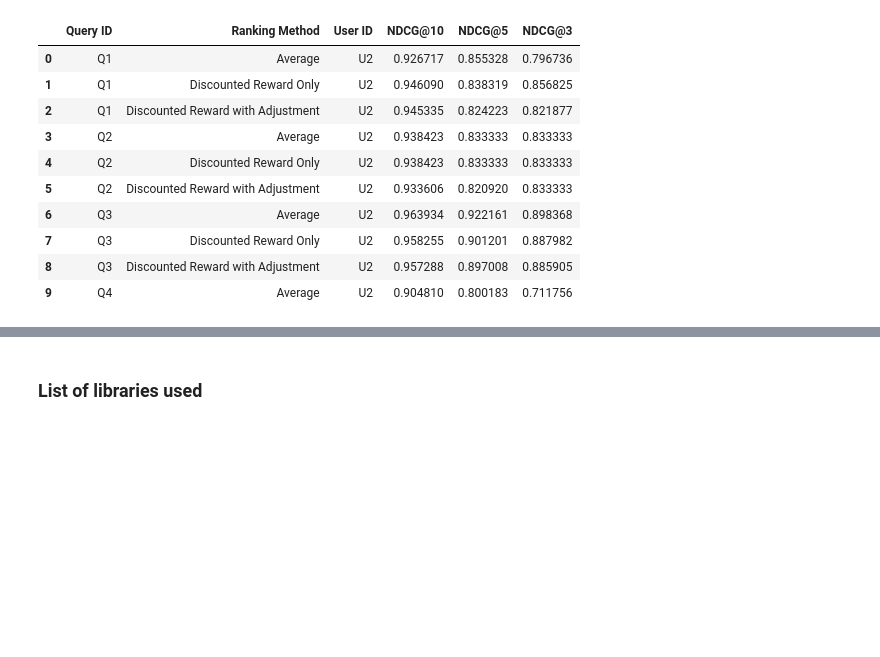
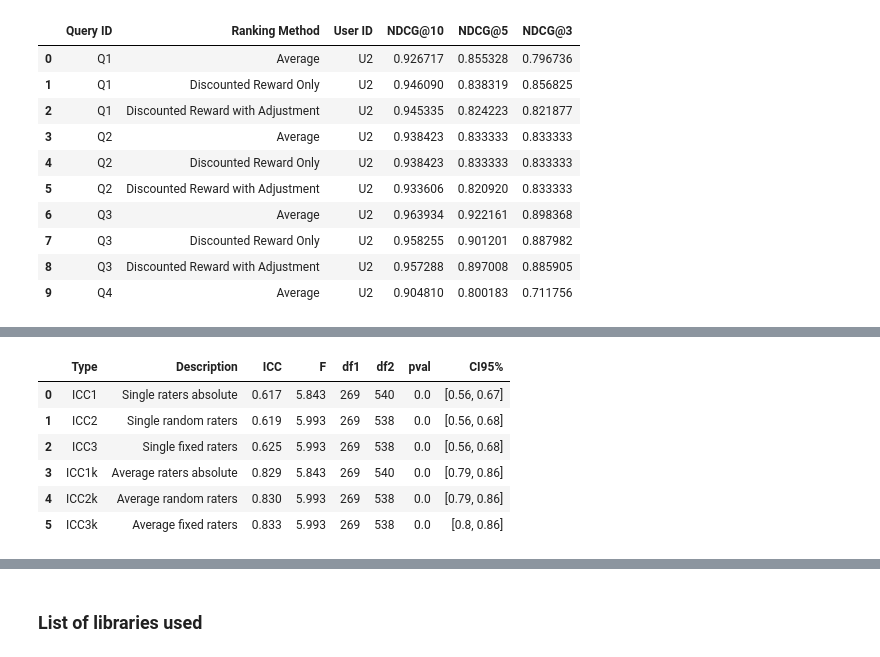
Before and after one commit to gen-exody/nes, a Jupyter notebook: notebooks/generate_evaluation_result.ipynb, the cells around one changed output, grey strips where cells are left out. Saved outputs shown, nothing was run; the diff lists cells and outputs as text; code cells hidden in the pictures; blank space fills up the shorter version.

```diff
--- a/notebooks/generate_evaluation_result.ipynb
+++ b/notebooks/generate_evaluation_result.ipynb
@@ -413,0 +528,12 @@ alpha
+# %%
+icc=ICC(u1_rating_file_path, u2_rating_file_path, u3_rating_file_path)
+# %%
+icc
+# %% [output]
+|  | Type | Description | ICC | F | df1 | df2 | pval | CI95% |
+| 0 | ICC1 | Single raters absolute | 0.617 | 5.843 | 269 | 540 | 0.0 | [0.56, 0.67] |
+| 1 | ICC2 | Single random raters | 0.619 | 5.993 | 269 | 538 | 0.0 | [0.56, 0.68] |
+| 2 | ICC3 | Single fixed raters | 0.625 | 5.993 | 269 | 538 | 0.0 | [0.56, 0.68] |
+| 3 | ICC1k | Average raters absolute | 0.829 | 5.843 | 269 | 540 | 0.0 | [0.79, 0.86] |
+| 4 | ICC2k | Average random raters | 0.830 | 5.993 | 269 | 538 | 0.0 | [0.79, 0.86] |
+| 5 | ICC3k | Average fixed raters | 0.833 | 5.993 | 269 | 538 | 0.0 | [0.8, 0.86] |
```
Also changed, not shown: parts of 22 cells of this notebook, 7 other files.
